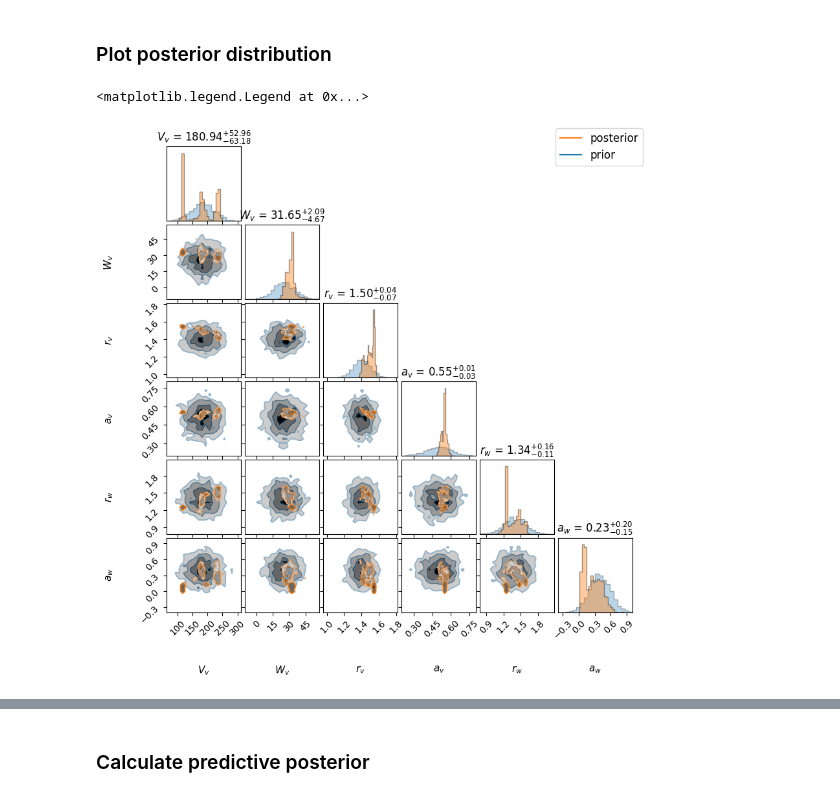
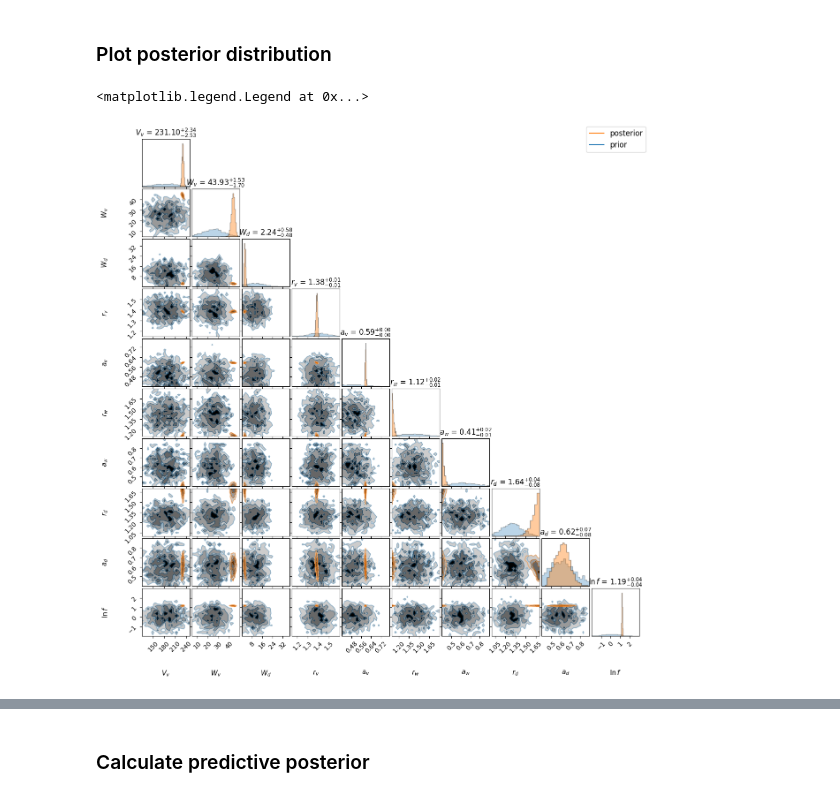
Before and after one commit to beykyle/jitr, a Jupyter notebook: examples/notebooks/quickstart.ipynb, the cells around one changed output, grey strips where cells are left out. Drawn from its saved outputs; the diff is of its cells as text; code cells hidden in the pictures.

Commit message:
remove extra solve for spin-0 systems, fix likelihood in quickstart example

```diff
--- a/examples/notebooks/quickstart.ipynb
+++ b/examples/notebooks/quickstart.ipynb
@@ -128,4 +138,5 @@ def log_likelihood(theta):
 # %%
-theta_0 = np.array([185, 25, 1.4, 0.5, 1.4, 0.4])
+#                    Vv,  Wv, Wd,  rv,  av,  rw,  aw,  rd,  ad, log_f
+theta_0 = np.array([185, 25, 10, 1.4, 0.5, 1.4, 0.6, 1.3, 0.6, 0.0])
 log_likelihood(theta_0)
 # %% [output]
@@ -216,2 +234,8 @@ Note that this should take 5-10 minutes to converge.
+# %%
+def prior_transform(u):
+    return prior.ppf(u)
 # %%
 import dynesty
+import multiprocessing
+ncores = multiprocessing.cpu_count()
+print(ncores)
@@ -218,9 +244,13 @@ import dynesty
 # %%
-sampler_dyn = dynesty.NestedSampler(
-    log_likelihood,
-    lambda x: stats.norm.ppf(x, loc=prior_means, scale=prior_std_devs),
-    prior_means.size,
-    nlive=200,
-    sample="rwalk",
-)
-sampler_dyn.run_nested(dlogz=1.0, print_progress=False)
+%%time
+with multiprocessing.get_context("fork").Pool(ncores) as pool:
+    sampler_dyn = dynesty.NestedSampler(
+        log_likelihood,
+        prior_transform,
+        prior_means.size,
+        nlive=500,
+        sample="rwalk",
+        pool=pool,
+        queue_size=ncores,
+    )
+    sampler_dyn.run_nested(dlogz=1.0, print_progress=False)
@@ -242,12 +275,15 @@ import corner
 from matplotlib.lines import Line2D
 # %%
 n_corner = 2000
-prior_samples = prior.rvs(n_corner)
+prior_samples = prior.rvs(
+    size=(n_corner, prior_means.size),
+    random_state=np.random.default_rng(41),
+)
 idx_d = np.random.default_rng(42).choice(
     len(flat_dynesty), min(n_corner, len(flat_dynesty)), replace=False
 )
 
-fig = plt.figure(figsize=(8, 8))
+fig = plt.figure(figsize=(12, 12))
 
 
 def corner_kwargs(color, alpha=0.4):
@@ -255,11 +291,14 @@ def corner_kwargs(color, alpha=0.4):
         labels=[
             r"$V_v$",
             r"$W_v$",
+            r"$W_d$",
             r"$r_v$",
             r"$a_v$",
             r"$r_w$",
             r"$a_w$",
-            "$r_C$",
+            r"$r_d$",
+            r"$a_d$",
+            r"$\ln f$",
         ],
         label_kwargs={"fontsize": 11},
         show_titles=True,
@@ -275,32 +314,32 @@ def corner_kwargs(color, alpha=0.4):
         },
         hist_kwargs={
             "density": True,
             "histtype": "stepfilled",
             "alpha": alpha,
             "color": color,
             "edgecolor": "k",
         },
         labelpad=0.4,
     )
 
 
 corner.corner(
     prior_samples,
     fig=fig,
     **corner_kwargs("tab:blue", alpha=0.3),
 )
 corner.corner(
     flat_dynesty[idx_d],
     fig=fig,
     **corner_kwargs("tab:orange"),
 )
 
 handles = [
     Line2D([0], [0], color="tab:orange", label="posterior"),
     Line2D([0], [0], color="tab:blue", label="prior"),
 ]
 fig.legend(handles=handles, loc="upper right", fontsize=12)
 # %% [output]
 <matplotlib.legend.Legend at 0x...>
-[figure, old version]
+[figure, new version]
 # %% [markdown]
```
Also changed, not shown: parts of 24 cells of this notebook, 1 other file.
